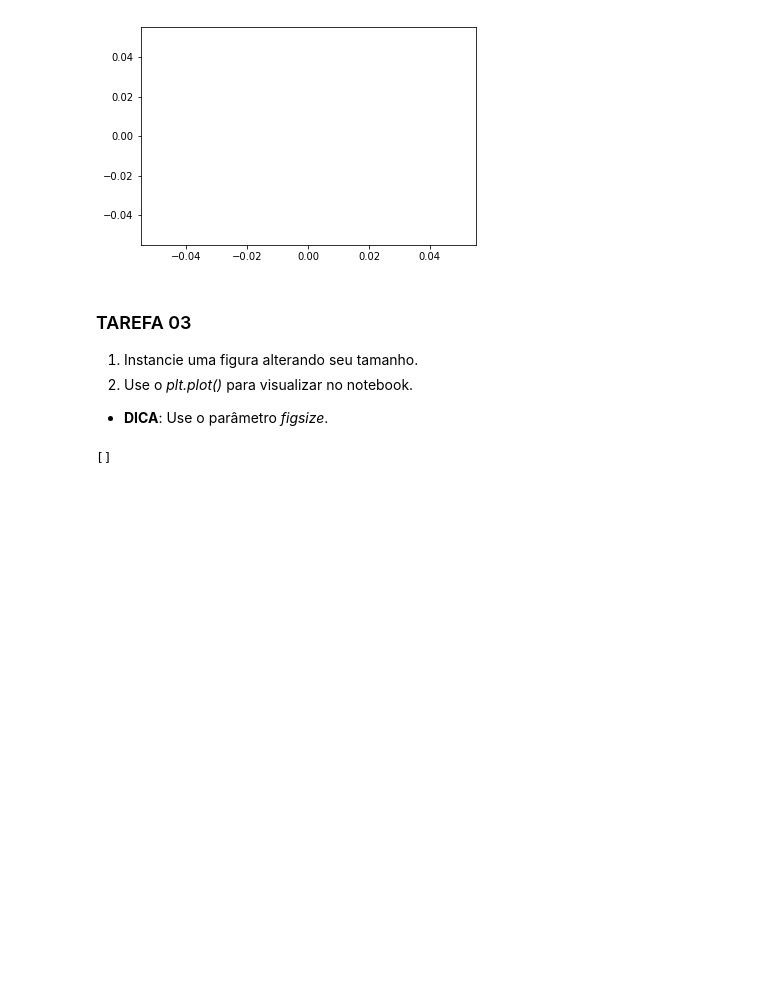
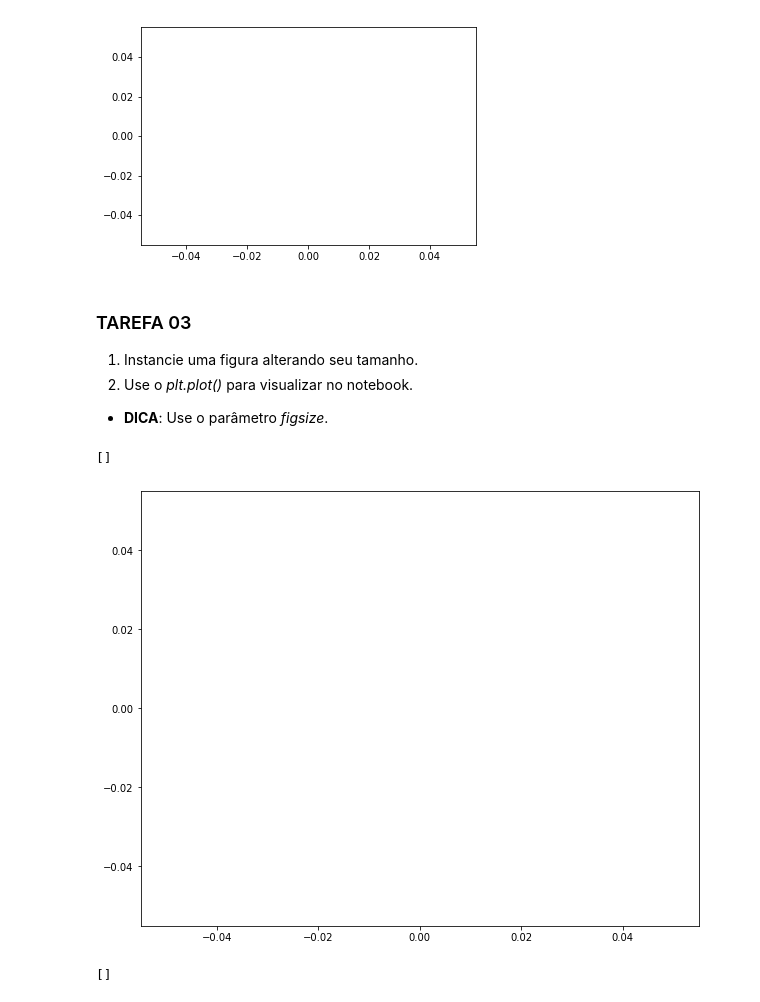
Before and after one commit to Mario-RJunior/visualizacao_exploratoria_exercicios, a Jupyter notebook: 01-exercicios-matplotlib/visualizacao_com_matplotlib.ipynb, the cells around one changed output. Saved outputs shown, nothing was run; the diff lists cells and outputs as text; code cells hidden in the pictures; blank space fills up the shorter version.

```diff
--- a/01-exercicios-matplotlib/visualizacao_com_matplotlib.ipynb
+++ b/01-exercicios-matplotlib/visualizacao_com_matplotlib.ipynb
@@ -141,6 +137,11 @@ O *Figure* é o elemento de mais alto nível do gráfico. Uma figura pode ter v
 - **DICA**: Use o parâmetro *figsize*.
 # %%
 # Insira seu código aqui
+fig = plt.figure(figsize=(10,8))
+plt.plot()
+# %% [output]
+[]
+[figure, added]
 # %%
 # Resultado esperado (não modifique esta célula)
 # %% [output]
```
Also changed, not shown: parts of 4 cells of this notebook.
